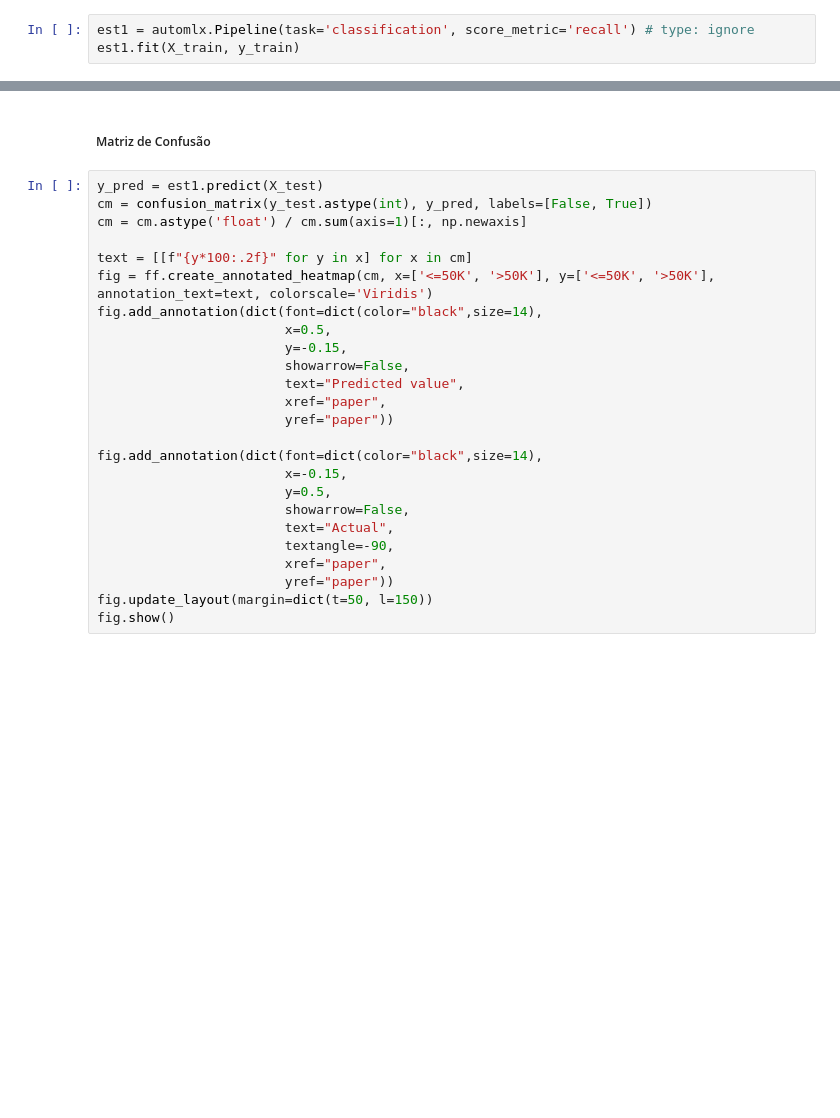
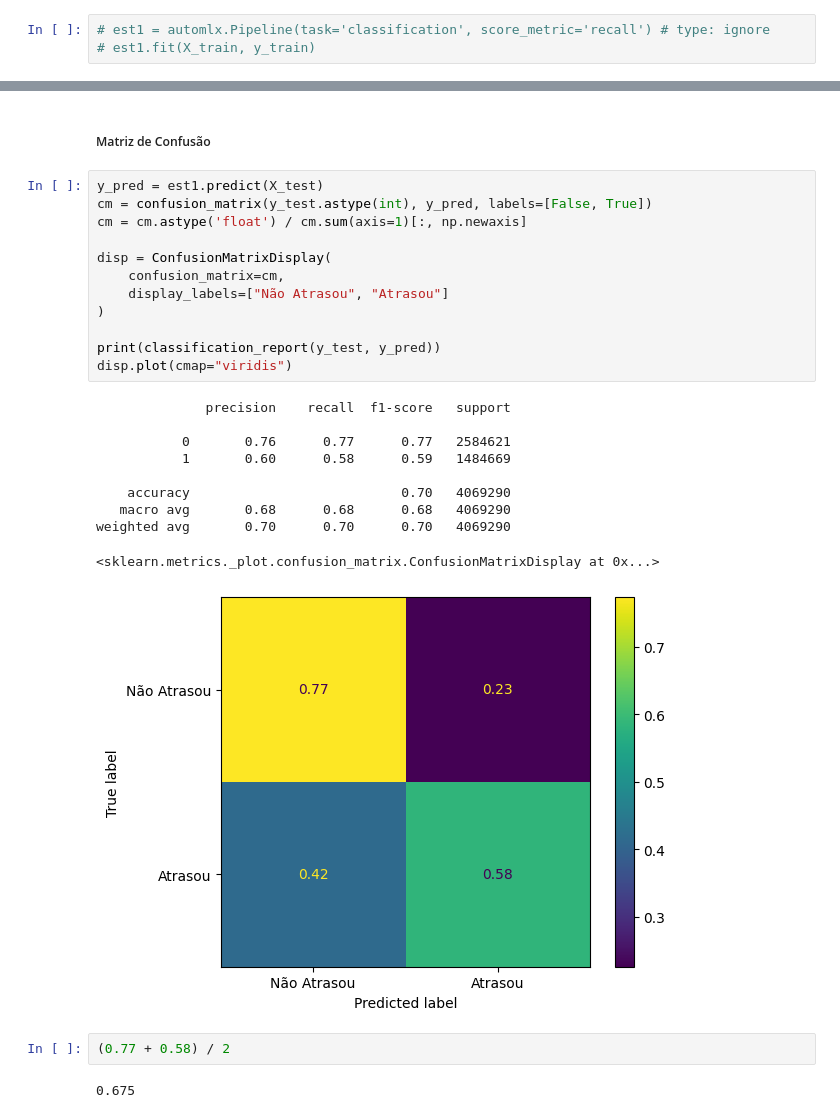
Before and after one commit to RavyBomfim/FlightOnTime-DataScience, a Jupyter notebook: main.ipynb, the cells around one changed output, grey strips where cells are left out. Saved outputs shown, nothing was run; the diff lists cells and outputs as text; blank space fills up the shorter version.

```diff
--- a/main.ipynb
+++ b/main.ipynb
@@ -477,4 +540,4 @@ init(engine='local')
 # %%
-est1 = automlx.Pipeline(task='classification', score_metric='recall') # type: ignore
-est1.fit(X_train, y_train)
+# est1 = automlx.Pipeline(task='classification', score_metric='recall') # type: ignore
+# est1.fit(X_train, y_train)
 # %% [output]
@@ -671,25 +734,27 @@ plt.close()
 # %%
 y_pred = est1.predict(X_test)
 cm = confusion_matrix(y_test.astype(int), y_pred, labels=[False, True])
 cm = cm.astype('float') / cm.sum(axis=1)[:, np.newaxis]
 
-text = [[f"{y*100:.2f}" for y in x] for x in cm]
-fig = ff.create_annotated_heatmap(cm, x=['<=50K', '>50K'], y=['<=50K', '>50K'], annotation_text=text, colorscale='Viridis')
-fig.add_annotation(dict(font=dict(color="black",size=14),
-                        x=0.5,
-                        y=-0.15,
-                        showarrow=False,
-                        text="Predicted value",
-                        xref="paper",
-                        yref="paper"))
+disp = ConfusionMatrixDisplay(
+    confusion_matrix=cm,
+    display_labels=["Não Atrasou", "Atrasou"]
+)
 
-fig.add_annotation(dict(font=dict(color="black",size=14),
-                        x=-0.15,
-                        y=0.5,
-                        showarrow=False,
-                        text="Actual",
-                        textangle=-90,
-                        xref="paper",
-                        yref="paper"))
-fig.update_layout(margin=dict(t=50, l=150))
-fig.show()
+print(classification_report(y_test, y_pred))
+disp.plot(cmap="viridis")
+# %% [output]
+              precision    recall  f1-score   support
+
+           0       0.76      0.77      0.77   2584621
+           1       0.60      0.58      0.59   1484669
+
+    accuracy                           0.70   4069290
+   macro avg       0.68      0.68      0.68   4069290
+weighted avg       0.70      0.70      0.70   4069290
+<sklearn.metrics._plot.confusion_matrix.ConfusionMatrixDisplay at 0x...>
+[figure, added]
+# %%
+(0.77 + 0.58) / 2
+# %% [output]
+0.675
```
Also changed, not shown: parts of 14 cells of this notebook.
